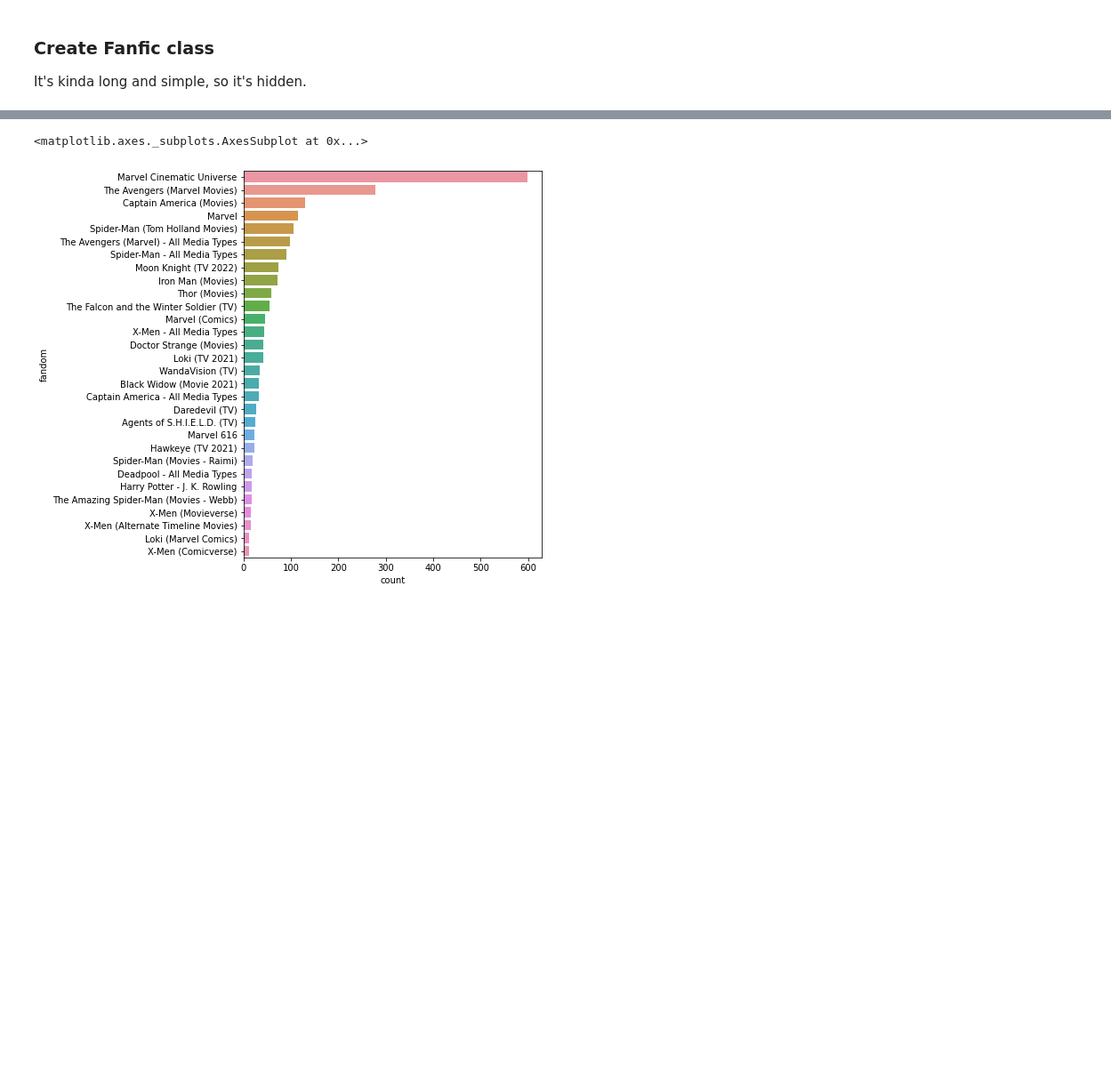
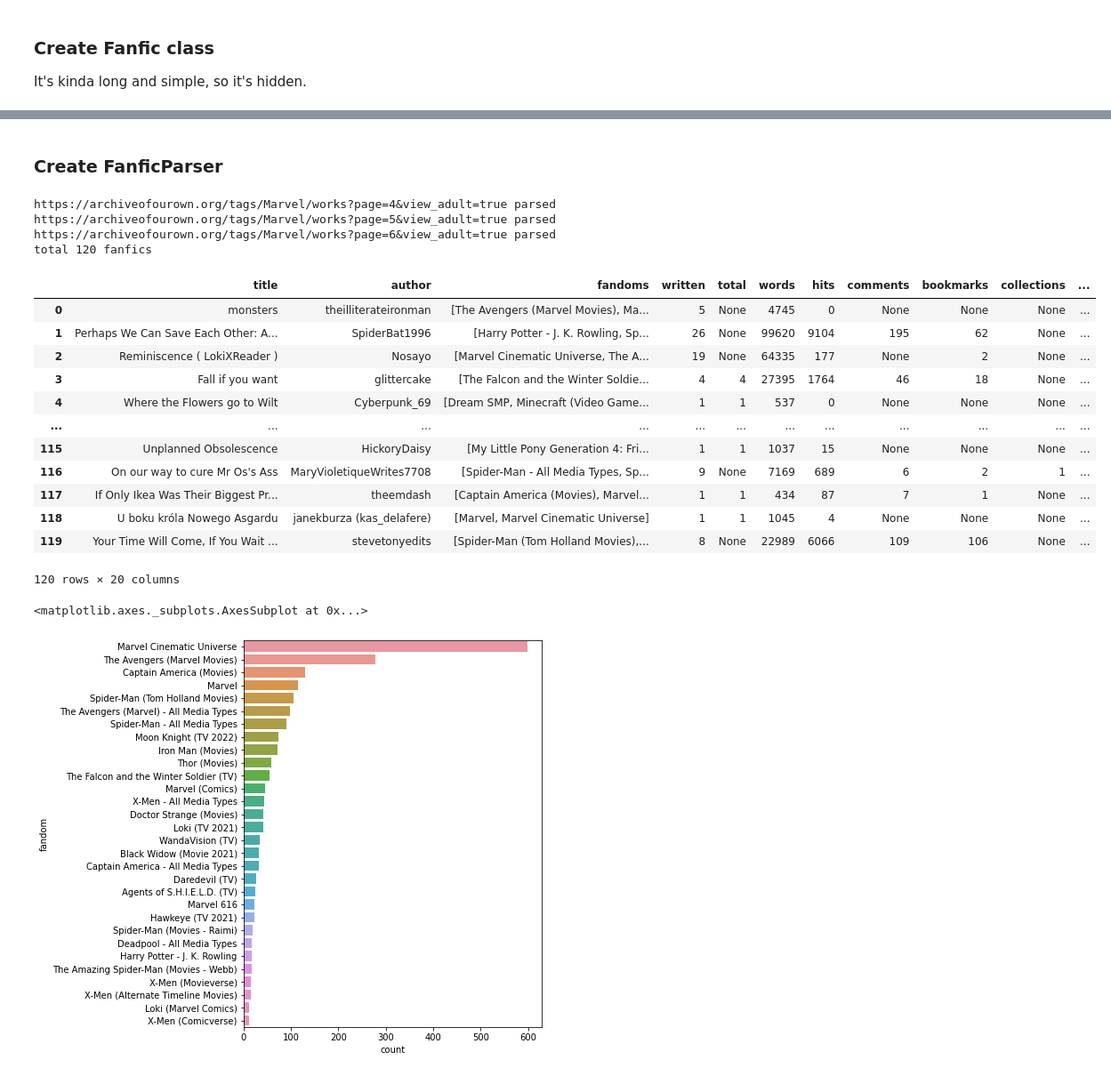
Before and after one commit to quicksilverri/fanfic-popularuty-prediction, a Jupyter notebook: fanfic_popularity_predictor.ipynb, the cells around one changed output, grey strips where cells are left out. Shown at 89% size. Cells and saved outputs as stored; diff of their text form; code cells hidden in the pictures; blank space fills up the shorter version.

```diff
--- a/fanfic_popularity_predictor.ipynb
+++ b/fanfic_popularity_predictor.ipynb
@@ -284,3 +129,70 @@ link https://archiveofourown.org/tags/Marvel/works parsed, total 20 fanfics
+# %% [markdown]
+### Create FanficParser
+# %%
+class FanficParser:
+  def __init__(self, initial_link):
+    self.inlink = initial_link
+    self.domain = self.get_domain()
+    self.df = pd.DataFrame()
+    self.link = self.inlink
+
+  def get_domain(self):
+     end_of_link = self.inlink.find('/', 8)
+     domain = self.inlink[:end_of_link]
+     return domain
+
+  def parse_page(self):
+    page = req.get(self.link)
+    soup = BeautifulSoup(page.content, 'html.parser')
+    fanfics = soup.select('[role~=article]')
+
+    print(f'{self.link} parsed')
+
+    new_link_relative = soup.select('li.next a')[0].get('href')
+    self.link = self.domain + new_link_relative
+
+    return fanfics
+
+  def parse(self, n_pages):
+    for i in range(n_pages):
+      fanfics = self.parse_page()
+
+      for fanfic in fanfics:
+        self.df = self.df.append(Fanfic(fanfic).get_info())
+
+    print(f'total {self.df.shape[0]} fanfics')
+
+    self.df.index = range(self.df.shape[0])
+
+  def reset(self):
+    self.df = pd.DataFrame()
+    self.link = self.inlink
+# %%
+link = 'https://archiveofourown.org/tags/Marvel/works'
+parser = FanficParser(link)
+# %%
+parser.parse(3)
+# %% [output]
+https://archiveofourown.org/tags/Marvel/works?page=4&view_adult=true parsed
+https://archiveofourown.org/tags/Marvel/works?page=5&view_adult=true parsed
+https://archiveofourown.org/tags/Marvel/works?page=6&view_adult=true parsed
+total 120 fanfics
+# %%
+parser.df
+# %% [output]
+|  | title | author | fandoms | written | total | words | hits | comments | bookmarks | collections | ... |
+| 0 | monsters | theilliterateironman | [The Avengers (Marvel Movies), Ma... | 5 | None | 4745 | 0 | None | None | None | ... |
+| 1 | Perhaps We Can Save Each Other: A... | SpiderBat1996 | [Harry Potter - J. K. Rowling, Sp... | 26 | None | 99620 | 9104 | 195 | 62 | None | ... |
+| 2 | Reminiscence ( LokiXReader ) | Nosayo | [Marvel Cinematic Universe, The A... | 19 | None | 64335 | 177 | None | 2 | None | ... |
+| 3 | Fall if you want | glittercake | [The Falcon and the Winter Soldie... | 4 | 4 | 27395 | 1764 | 46 | 18 | None | ... |
+| 4 | Where the Flowers go to Wilt | Cyberpunk_69 | [Dream SMP, Minecraft (Video Game... | 1 | 1 | 537 | 0 | None | None | None | ... |
+| ... | ... | ... | ... | ... | ... | ... | ... | ... | ... | ... | ... |
+| 115 | Unplanned Obsolescence | HickoryDaisy | [My Little Pony Generation 4: Fri... | 1 | 1 | 1037 | 15 | None | None | None | ... |
+| 116 | On our way to cure Mr Os's Ass | MaryVioletiqueWrites7708 | [Spider-Man - All Media Types, Sp... | 9 | None | 7169 | 689 | 6 | 2 | 1 | ... |
+| 117 | If Only Ikea Was Their Biggest Pr... | theemdash | [Captain America (Movies), Marvel... | 1 | 1 | 434 | 87 | 7 | 1 | None | ... |
+| 118 | U boku króla Nowego Asgardu | janekburza (kas_delafere) | [Marvel, Marvel Cinematic Universe] | 1 | 1 | 1045 | 4 | None | None | None | ... |
+| 119 | Your Time Will Come, If You Wait ... | stevetonyedits | [Spider-Man (Tom Holland Movies),... | 8 | None | 22989 | 6066 | 109 | 106 | None | ... |
+120 rows × 20 columns
 # %%
 class FanficAnalyzer:
   pass
```
Also changed, not shown: parts of 32 cells of this notebook.
